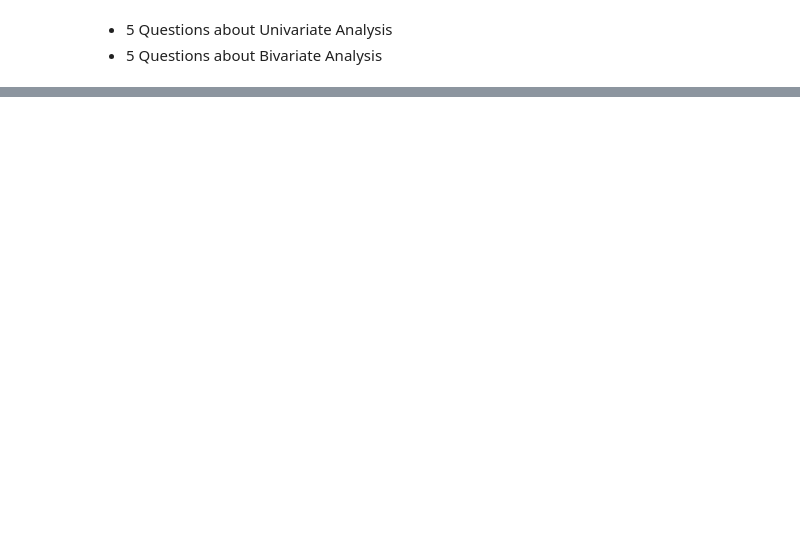
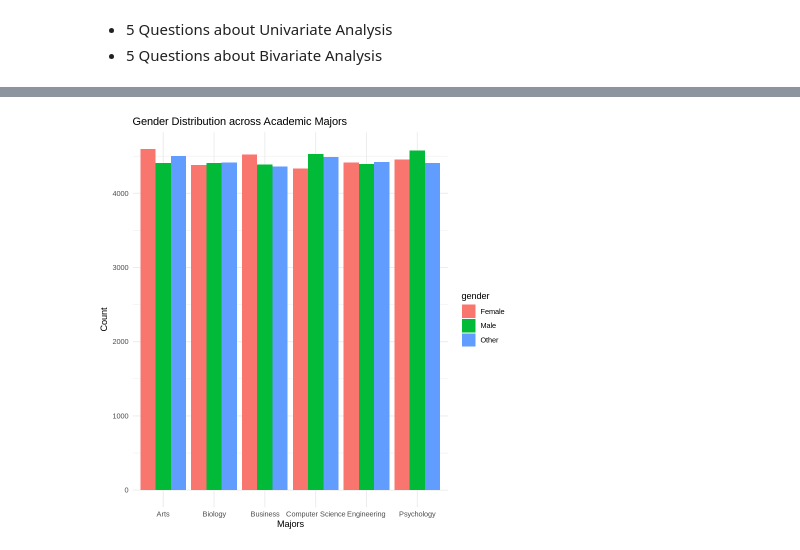
Before and after one commit to leiandrei/exploratory-data-analysis, a Jupyter notebook: notebooks/analysis.ipynb, the cells around one changed output, grey strips where cells are left out. Cells and saved outputs as stored; diff of their text form; code cells hidden in the pictures; blank space fills up the shorter version.

```diff
--- a/notebooks/analysis.ipynb
+++ b/notebooks/analysis.ipynb
@@ -30,0 +35,23 @@ head(data)
+# %%
+# --table count for all genders across majors--
+genders_majors <- data %>%
+  group_by(major, gender) %>%
+  summarize(genderCount = n(), .groups = "drop")
+
+# --table count for males--
+male_majors <- data %>%
+    filter(gender == "Male") %>%
+    group_by(major) %>%
+    summarize(genderCount = n(), .groups = "drop")
+
+# -- table count for females--
+female_majors <- data %>%
+  filter(gender == "Female") %>%
+  group_by(major) %>%
+  summarize(genderCount = n(), .groups = "drop")
+
+# -- table count for other genders--
+others <- data %>%
+  filter(gender == "Other") %>%
+  group_by(major) %>%
+  summarize(genderCount = n(), .groups = "drop")
@@ -30,0 +116,9 @@ head(data)
+# %%
+# -- data visualization: grouped bar chart
+ggplot(genders_majors, aes(major, genderCount, fill=gender)) +
+  geom_col(position = "dodge") + theme_minimal() + labs(
+  title = "Gender Distribution across Academic Majors",
+  x="Majors", y="Count"
+  )
+# %% [output]
+[figure, added]
```
Also changed, not shown: parts of 11 cells of this notebook.
